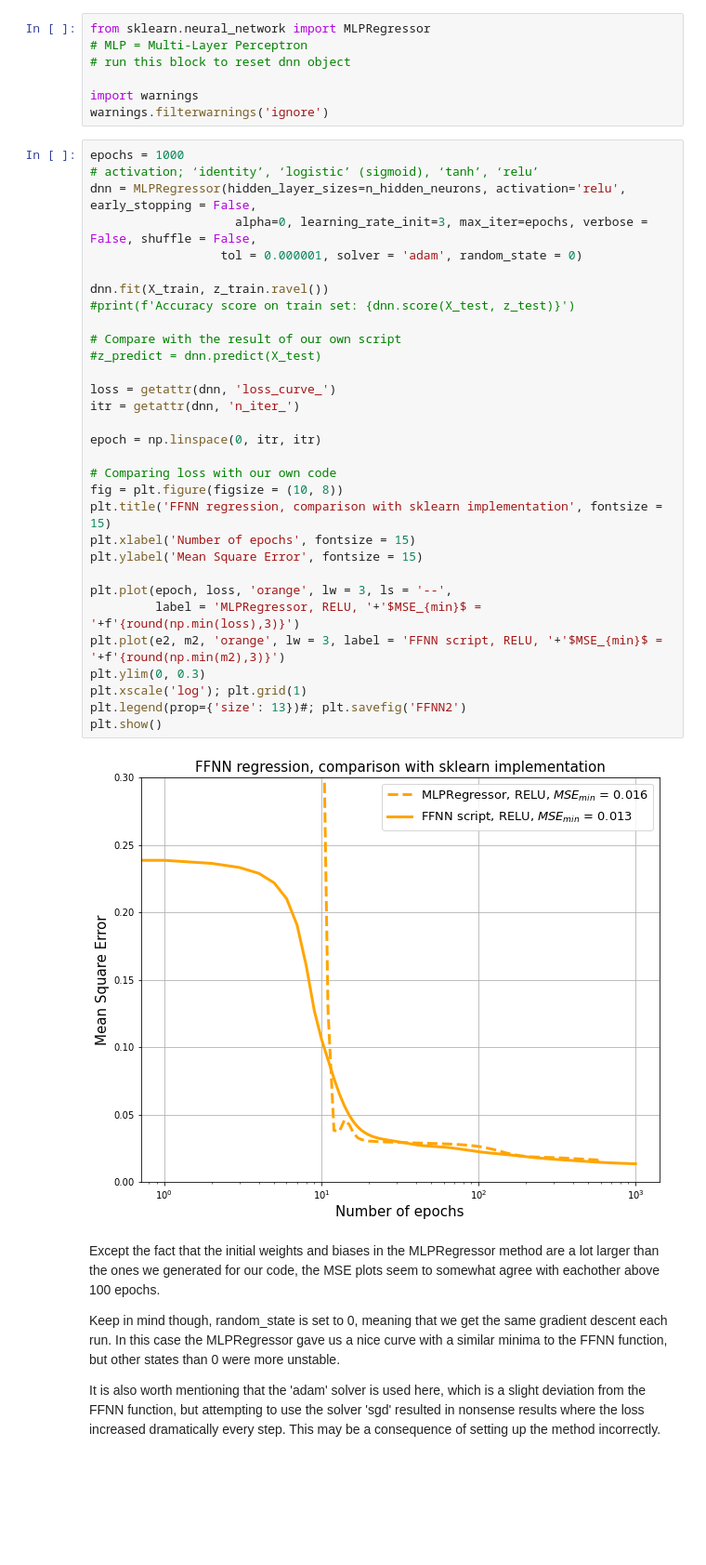
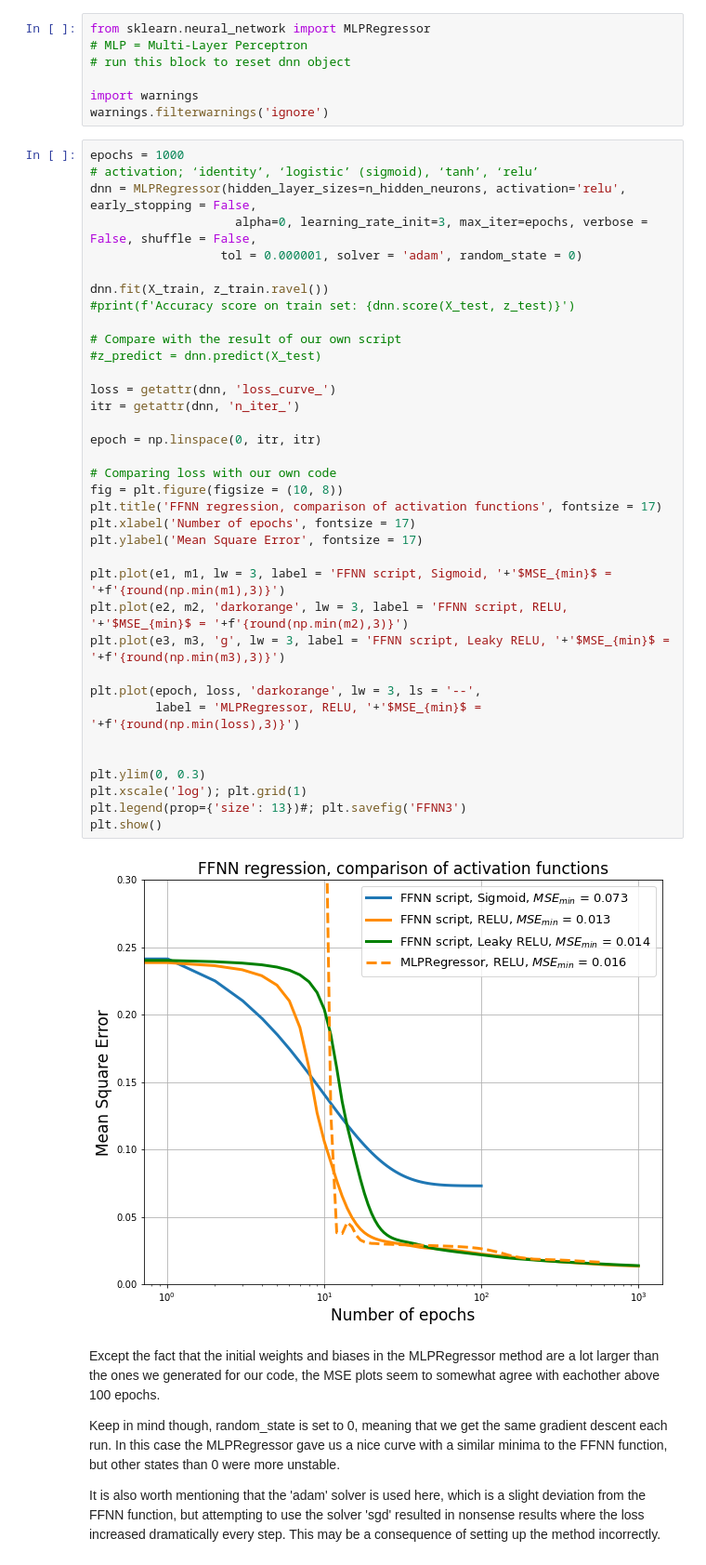
Before and after one commit to lassetotl/fys-stk, a Jupyter notebook: project 2/FFNN_Backprop_BC.ipynb, the cells around one changed output. Shown: that part at 93% size. Drawn from its saved outputs; the diff is of its cells as text; blank space fills up the shorter version.

```diff
--- a/project 2/FFNN_Backprop_BC.ipynb
+++ b/project 2/FFNN_Backprop_BC.ipynb
@@ -283,36 +263,41 @@ warnings.filterwarnings('ignore')
 # %%
 epochs = 1000
 # activation; ‘identity’, ‘logistic’ (sigmoid), ‘tanh’, ‘relu’
 dnn = MLPRegressor(hidden_layer_sizes=n_hidden_neurons, activation='relu', early_stopping = False,
                     alpha=0, learning_rate_init=3, max_iter=epochs, verbose = False, shuffle = False,
                   tol = 0.000001, solver = 'adam', random_state = 0)
 
 dnn.fit(X_train, z_train.ravel())
 #print(f'Accuracy score on train set: {dnn.score(X_test, z_test)}')
 
 # Compare with the result of our own script
 #z_predict = dnn.predict(X_test)
 
 loss = getattr(dnn, 'loss_curve_')
 itr = getattr(dnn, 'n_iter_')
 
 epoch = np.linspace(0, itr, itr)
 
 # Comparing loss with our own code
 fig = plt.figure(figsize = (10, 8))
-plt.title('FFNN regression, comparison with sklearn implementation', fontsize = 15)
-plt.xlabel('Number of epochs', fontsize = 15)
-plt.ylabel('Mean Square Error', fontsize = 15)
+plt.title('FFNN regression, comparison of activation functions', fontsize = 17)
+plt.xlabel('Number of epochs', fontsize = 17)
+plt.ylabel('Mean Square Error', fontsize = 17)
 
-plt.plot(epoch, loss, 'orange', lw = 3, ls = '--',
+plt.plot(e1, m1, lw = 3, label = 'FFNN script, Sigmoid, '+'$MSE_{min}$ = '+f'{round(np.min(m1),3)}')
+plt.plot(e2, m2, 'darkorange', lw = 3, label = 'FFNN script, RELU, '+'$MSE_{min}$ = '+f'{round(np.min(m2),3)}')
+plt.plot(e3, m3, 'g', lw = 3, label = 'FFNN script, Leaky RELU, '+'$MSE_{min}$ = '+f'{round(np.min(m3),3)}')
+
+plt.plot(epoch, loss, 'darkorange', lw = 3, ls = '--',
          label = 'MLPRegressor, RELU, '+'$MSE_{min}$ = '+f'{round(np.min(loss),3)}')
-plt.plot(e2, m2, 'orange', lw = 3, label = 'FFNN script, RELU, '+'$MSE_{min}$ = '+f'{round(np.min(m2),3)}')
+
+
 plt.ylim(0, 0.3)
 plt.xscale('log'); plt.grid(1)
-plt.legend(prop={'size': 13})#; plt.savefig('FFNN2')
+plt.legend(prop={'size': 13})#; plt.savefig('FFNN3')
 plt.show()
 # %% [output]
-[figure, old version]
+[figure, new version]
 # %% [markdown]
 Except the fact that the initial weights and biases in the MLPRegressor method are a lot larger than the ones we generated for our code, the MSE plots seem to somewhat agree with eachother above 100 epochs.
 
```
Also changed, not shown: parts of 11 cells of this notebook.
